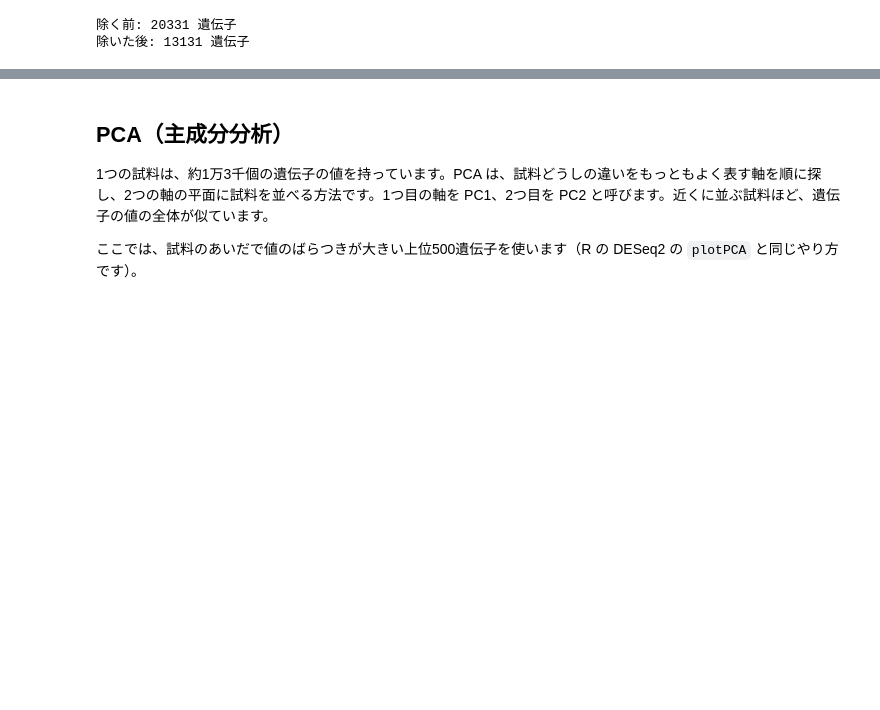
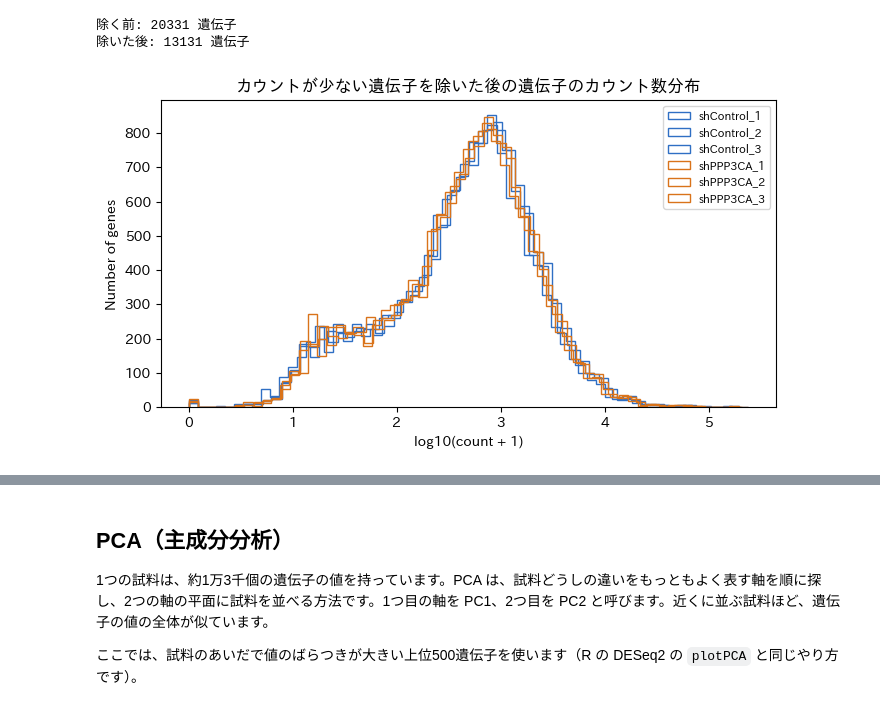
Before and after one commit to Yokohide0317/what_is_BI, a Jupyter notebook: public/colab/02_QC_PCA.ipynb, the cells around one changed output, grey strips where cells are left out. Saved outputs shown, nothing was run; the diff lists cells and outputs as text; code cells hidden in the pictures; blank space fills up the shorter version.

```diff
--- a/public/colab/02_QC_PCA.ipynb
+++ b/public/colab/02_QC_PCA.ipynb
@@ -92,6 +93,18 @@ print("除いた後:", counts_filtered.shape[0], "遺伝子")
 # %% [output]
 除く前: 20331 遺伝子
 除いた後: 13131 遺伝子
+# %%
+fig, ax = plt.subplots(figsize=(7, 4))
+for s in counts_filtered.columns:
+    ax.hist(np.log10(counts_filtered[s] + 1), bins=60, histtype="step", color=COLOR[samples.loc[s, "condition"]], label=s)
+ax.set_xlabel("log10(count + 1)")
+ax.set_ylabel("Number of genes")
+ax.legend(fontsize=8)
+plt.title("カウントが少ない遺伝子を除いた後の遺伝子のカウント数分布")
+plt.tight_layout()
+plt.show()
+# %% [output]
+[figure, added]
 # %% [markdown]
 ## 図にするための変換（VST）
 
```
Also changed, not shown: parts of 7 cells of this notebook.
